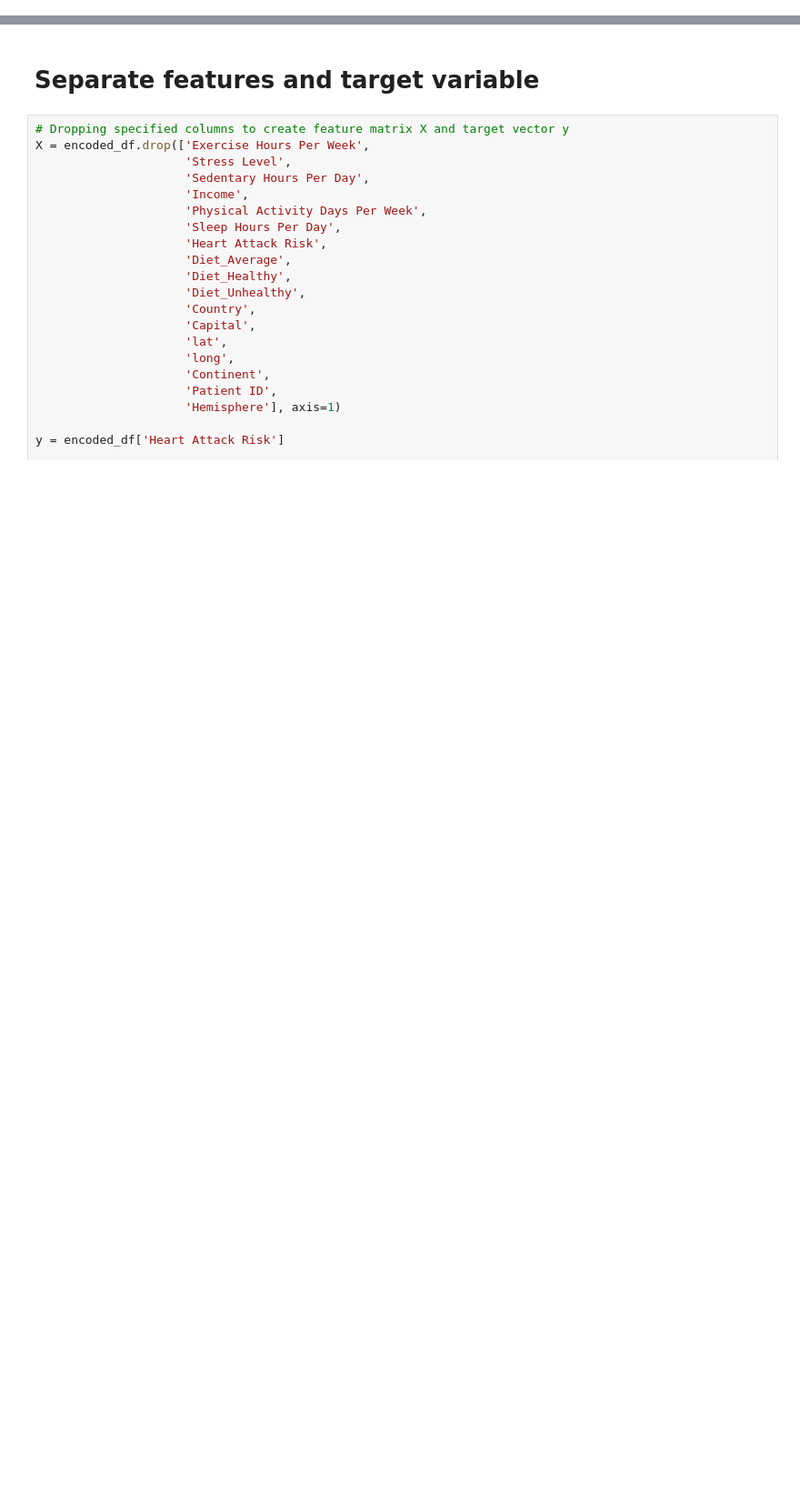
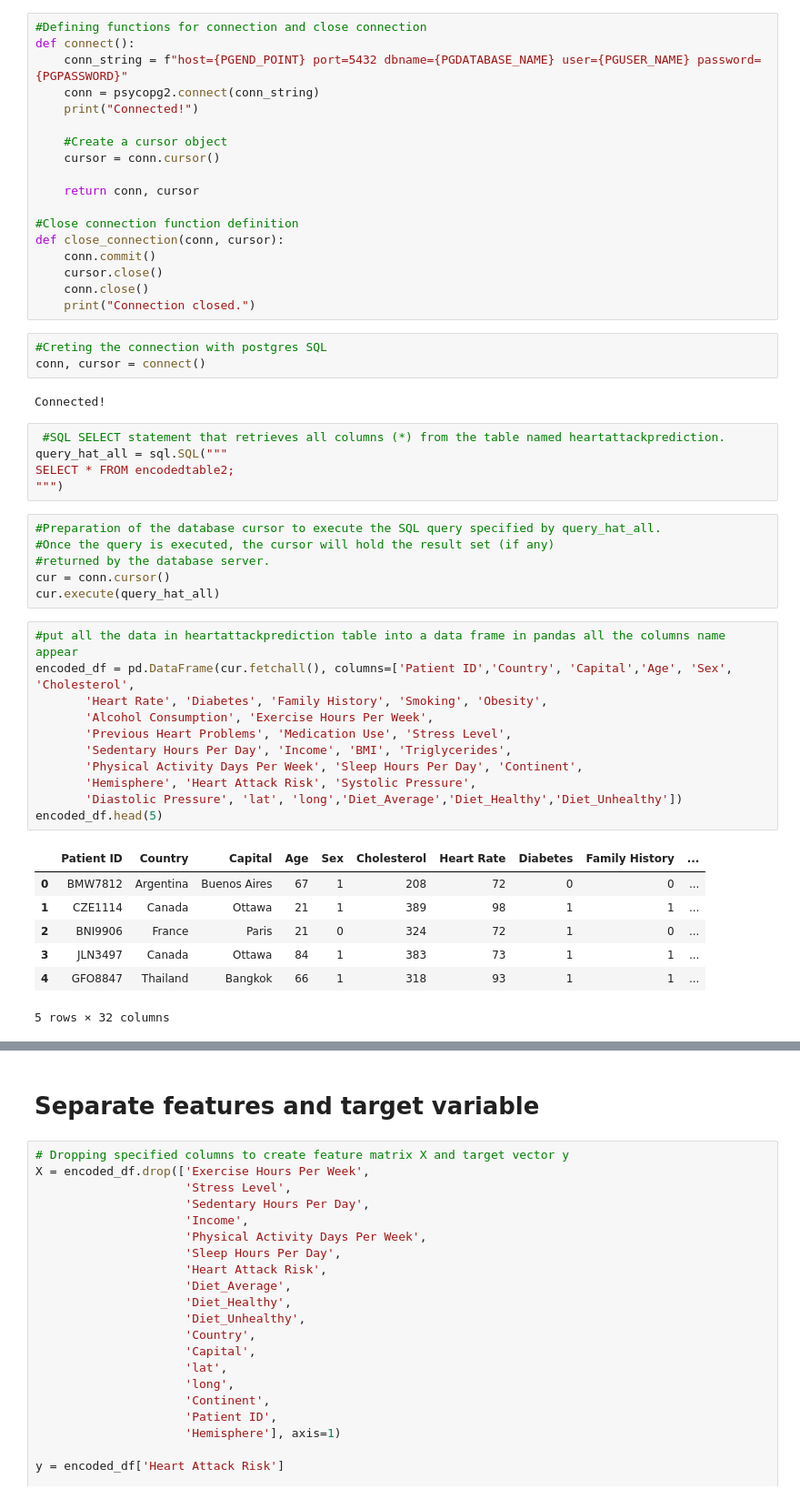
Before and after one commit to Arnawutu/Project4Group7, a Jupyter notebook: Training_data.ipynb, the cells around one changed output, grey strips where cells are left out. Shown at 91% size. Saved outputs shown, nothing was run; the diff lists cells and outputs as text; blank space fills up the shorter version.

Commit message:
encoded2 postgres table to trainin_data

```diff
--- a/Training_data.ipynb
+++ b/Training_data.ipynb
@@ -74 +38,54 @@ only showing top 5 rows
+# %%
+#Defining functions for connection and close connection
+def connect():
+    conn_string = f"host={PGEND_POINT} port=5432 dbname={PGDATABASE_NAME} user={PGUSER_NAME} password={PGPASSWORD}"
+    conn = psycopg2.connect(conn_string)
+    print("Connected!")
+
+    #Create a cursor object
+    cursor = conn.cursor()
+
+    return conn, cursor
+
+#Close connection function definition
+def close_connection(conn, cursor):
+    conn.commit()
+    cursor.close()
+    conn.close()
+    print("Connection closed.")
+# %%
+#Creting the connection with postgres SQL
+conn, cursor = connect()
+# %% [output]
+Connected!
+# %%
+ #SQL SELECT statement that retrieves all columns (*) from the table named heartattackprediction.
+query_hat_all = sql.SQL("""
+SELECT * FROM encodedtable2;
+""")
+# %%
+#Preparation of the database cursor to execute the SQL query specified by query_hat_all.
+#Once the query is executed, the cursor will hold the result set (if any)
+#returned by the database server.
+cur = conn.cursor()
+cur.execute(query_hat_all)
+# %%
+#put all the data in heartattackprediction table into a data frame in pandas all the columns name appear
+encoded_df = pd.DataFrame(cur.fetchall(), columns=['Patient ID','Country', 'Capital','Age', 'Sex', 'Cholesterol',
+       'Heart Rate', 'Diabetes', 'Family History', 'Smoking', 'Obesity',
+       'Alcohol Consumption', 'Exercise Hours Per Week',
+       'Previous Heart Problems', 'Medication Use', 'Stress Level',
+       'Sedentary Hours Per Day', 'Income', 'BMI', 'Triglycerides',
+       'Physical Activity Days Per Week', 'Sleep Hours Per Day', 'Continent',
+       'Hemisphere', 'Heart Attack Risk', 'Systolic Pressure',
+       'Diastolic Pressure', 'lat', 'long','Diet_Average','Diet_Healthy','Diet_Unhealthy'])
+encoded_df.head(5)
+# %% [output]
+|  | Patient ID | Country | Capital | Age | Sex | Cholesterol | Heart Rate | Diabetes | Family History | ... |
+| 0 | BMW7812 | Argentina | Buenos Aires | 67 | 1 | 208 | 72 | 0 | 0 | ... |
+| 1 | CZE1114 | Canada | Ottawa | 21 | 1 | 389 | 98 | 1 | 1 | ... |
+| 2 | BNI9906 | France | Paris | 21 | 0 | 324 | 72 | 1 | 0 | ... |
+| 3 | JLN3497 | Canada | Ottawa | 84 | 1 | 383 | 73 | 1 | 1 | ... |
+| 4 | GFO8847 | Thailand | Bangkok | 66 | 1 | 318 | 93 | 1 | 1 | ... |
+5 rows × 32 columns
 # %%
```
Also changed, not shown: parts of 6 cells of this notebook, 4 other files.
